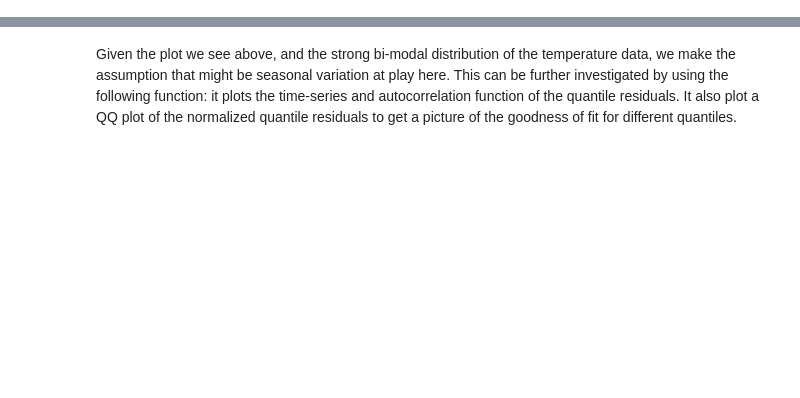
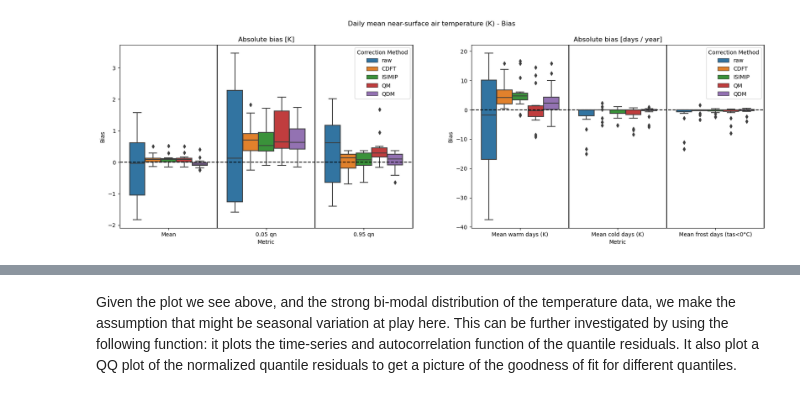
Before and after one commit to ecmwf-projects/ibicus, a Jupyter notebook: notebooks/03 Evaluation.ipynb, the cells around one changed output, grey strips where cells are left out. Cells and saved outputs as stored; diff of their text form; code cells hidden in the pictures; blank space fills up the shorter version.

```diff
--- a/notebooks/03 Evaluation.ipynb
+++ b/notebooks/03 Evaluation.ipynb
@@ -114,0 +90,4 @@ assumptions.plot_aic(variable = 'tas', aic_values = tas_obs_aic)
+# %%
+tas_debiaser_QDM = QuantileDeltaMapping.from_variable(variable = "tas")
+tas_val_debiased_QDM = tas_debiaser_QDM.apply(tas_obs, tas_cm_hist, tas_cm_validate, time_obs = tas_time_obs, time_cm_hist = tas_time_cm_hist, time_cm_future = tas_time_cm_validate, parallel=True)
+tas_fut_debiased_QDM = tas_debiaser_QDM.apply(tas_obs, tas_cm_hist, tas_cm_future, time_obs = tas_time_obs, time_cm_hist = tas_time_cm_hist, time_cm_future = tas_time_cm_future, parallel=True)
@@ -114,0 +100,8 @@ assumptions.plot_aic(variable = 'tas', aic_values = tas_obs_aic)
+# %%
+tas_debiaser_QM = QuantileMapping.from_variable(variable = "tas")
+tas_val_debiased_QM = tas_debiaser_QM.apply(tas_obs, tas_cm_hist, tas_cm_validate)
+tas_fut_debiased_QM = tas_debiaser_QM.apply(tas_obs, tas_cm_hist, tas_cm_future)
+
+pr_debiaser_QM = QuantileMapping.from_variable(variable = "pr")
+pr_val_debiased_QM = pr_debiaser_QM.apply(pr_obs, pr_cm_hist, pr_cm_validate)
+pr_fut_debiased_QM = pr_debiaser_QM.apply(pr_obs, pr_cm_hist, pr_cm_future)
@@ -114,0 +126,2 @@ assumptions.plot_aic(variable = 'tas', aic_values = tas_obs_aic)
+# %%
+mean_frost_days = ThresholdMetric(name="Mean frost days (tas<0°C)", variable="tas", threshold_value=273.13, threshold_type="lower")
@@ -114,0 +145,3 @@ assumptions.plot_aic(variable = 'tas', aic_values = tas_obs_aic)
+# %%
+tas_metrics = [warm_days, cold_days, mean_frost_days]
+pr_metrics = [dry_days, wet_days, R10mm, R20mm]
@@ -114,0 +156,17 @@ assumptions.plot_aic(variable = 'tas', aic_values = tas_obs_aic)
+# %%
+tas_marginal_bias_data = marginal.calculate_marginal_bias(metrics = tas_metrics,
+                                                          statistics = ['mean', [0.05, 0.95]],
+                                                          percentage_or_absolute = 'absolute',
+                                                          obs = tas_obs_validate,
+                                                          raw = tas_cm_validate,
+                                                          CDFT = tas_val_debiased_CDFT,
+                                                          ISIMIP = tas_val_debiased_ISIMIP,
+                                                          QM = tas_val_debiased_QM, QDM = tas_val_debiased_QDM)
+
+tas_marginal_bias_plot = marginal.plot_marginal_bias(variable = 'tas',
+                                                     bias_df = tas_marginal_bias_data,
+                                                    metrics_title = "Absolute bias [days / year]",
+                                                    statistics_title = "Absolute bias [K]")
+plt.show()
+# %% [output]
+[figure, added]
```
Also changed, not shown: parts of 133 cells of this notebook.
